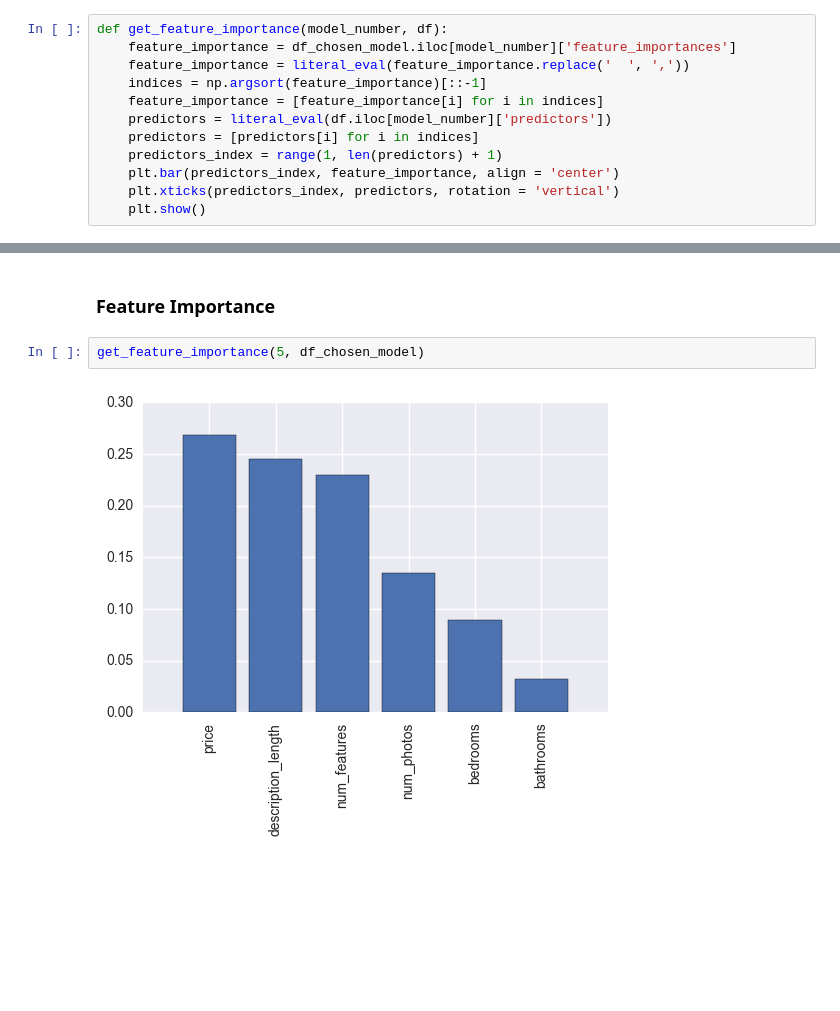
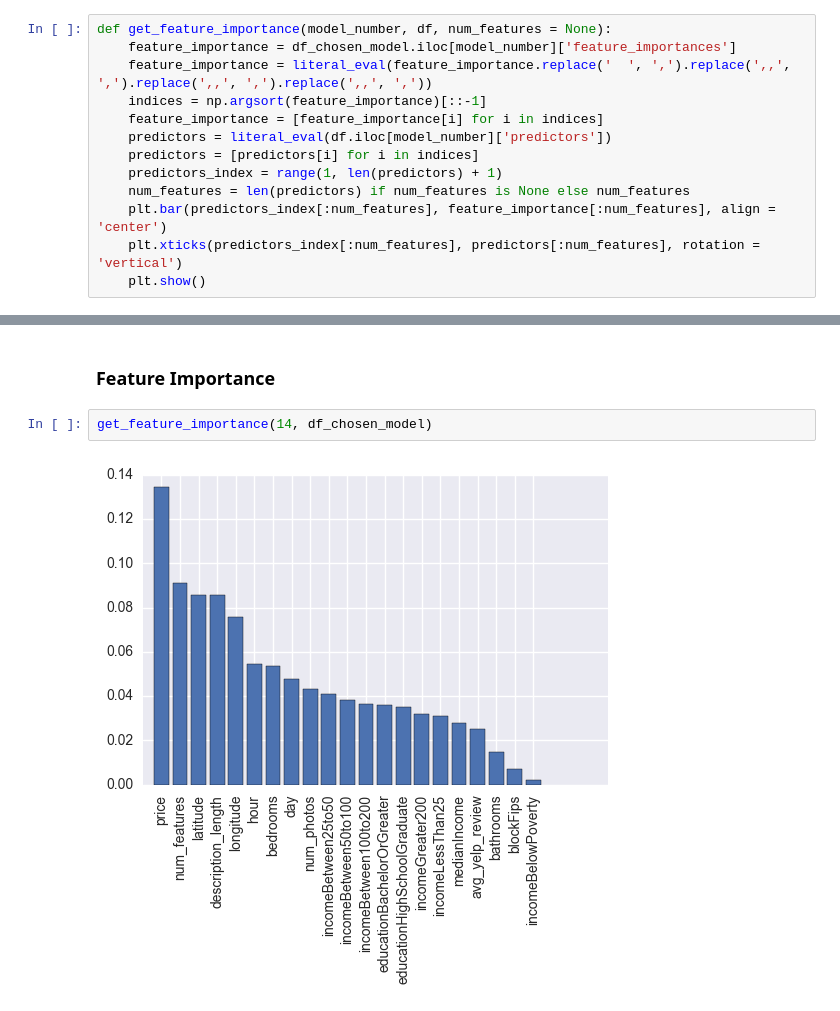
Before and after one commit to pateli18/kgl-renthop, a Jupyter notebook: Models Summary.ipynb, the cells around one changed output, grey strips where cells are left out. Saved outputs shown, nothing was run; the diff lists cells and outputs as text; blank space fills up the shorter version.

```diff
--- a/Models Summary.ipynb
+++ b/Models Summary.ipynb
@@ -23,16 +23,17 @@ def model_results(model_number, df):
     plt.xlabel('Predicted label')
     plt.show()
 # %%
-def get_feature_importance(model_number, df):
+def get_feature_importance(model_number, df, num_features = None):
     feature_importance = df_chosen_model.iloc[model_number]['feature_importances']
-    feature_importance = literal_eval(feature_importance.replace('  ', ','))
+    feature_importance = literal_eval(feature_importance.replace('  ', ',').replace(',,', ',').replace(',,', ',').replace(',,', ','))
     indices = np.argsort(feature_importance)[::-1]
     feature_importance = [feature_importance[i] for i in indices]
     predictors = literal_eval(df.iloc[model_number]['predictors'])
     predictors = [predictors[i] for i in indices]
     predictors_index = range(1, len(predictors) + 1)
-    plt.bar(predictors_index, feature_importance, align = 'center')
-    plt.xticks(predictors_index, predictors, rotation = 'vertical')
+    num_features = len(predictors) if num_features is None else num_features
+    plt.bar(predictors_index[:num_features], feature_importance[:num_features], align = 'center')
+    plt.xticks(predictors_index[:num_features], predictors[:num_features], rotation = 'vertical')
     plt.show()
 # %% [markdown]
 # Load Data
@@ -99,6 +100,6 @@ Accuracy: 0.7143
 # %% [markdown]
 ### Feature Importance
 # %%
-get_feature_importance(5, df_chosen_model)
+get_feature_importance(14, df_chosen_model)
 # %% [output]
-[figure, old version]
+[figure, new version]
```
Also changed, not shown: parts of 3 cells of this notebook, 5 other files.
